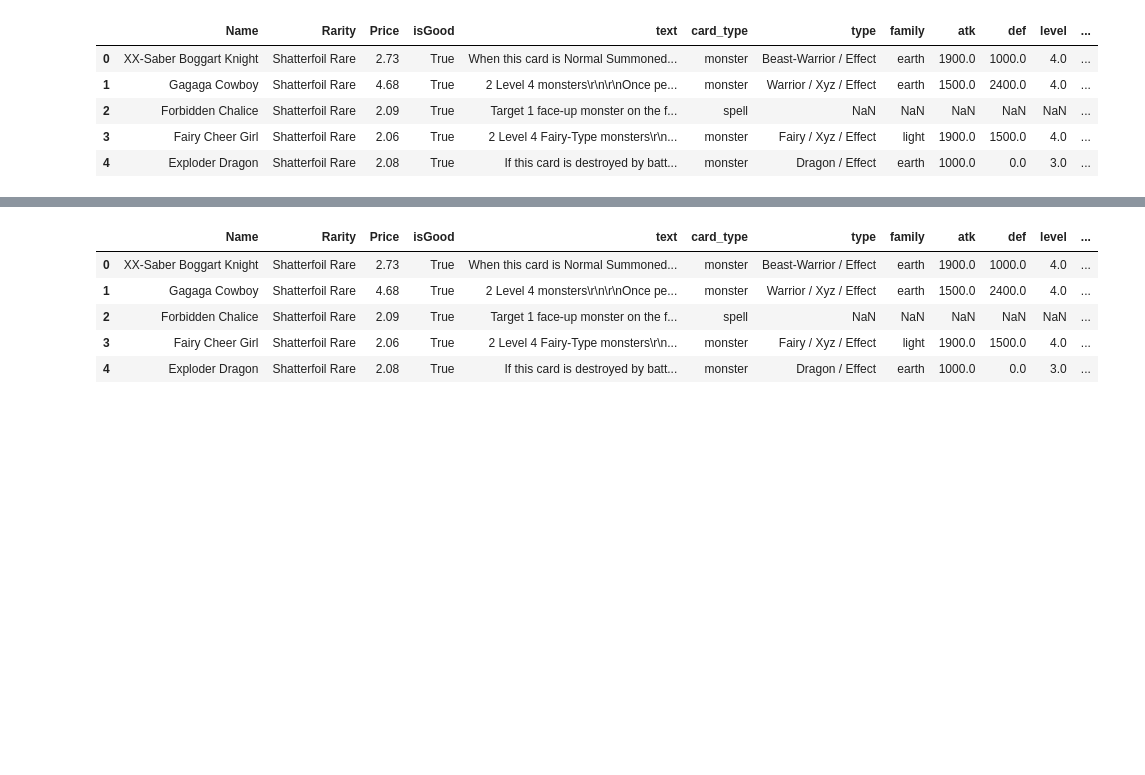
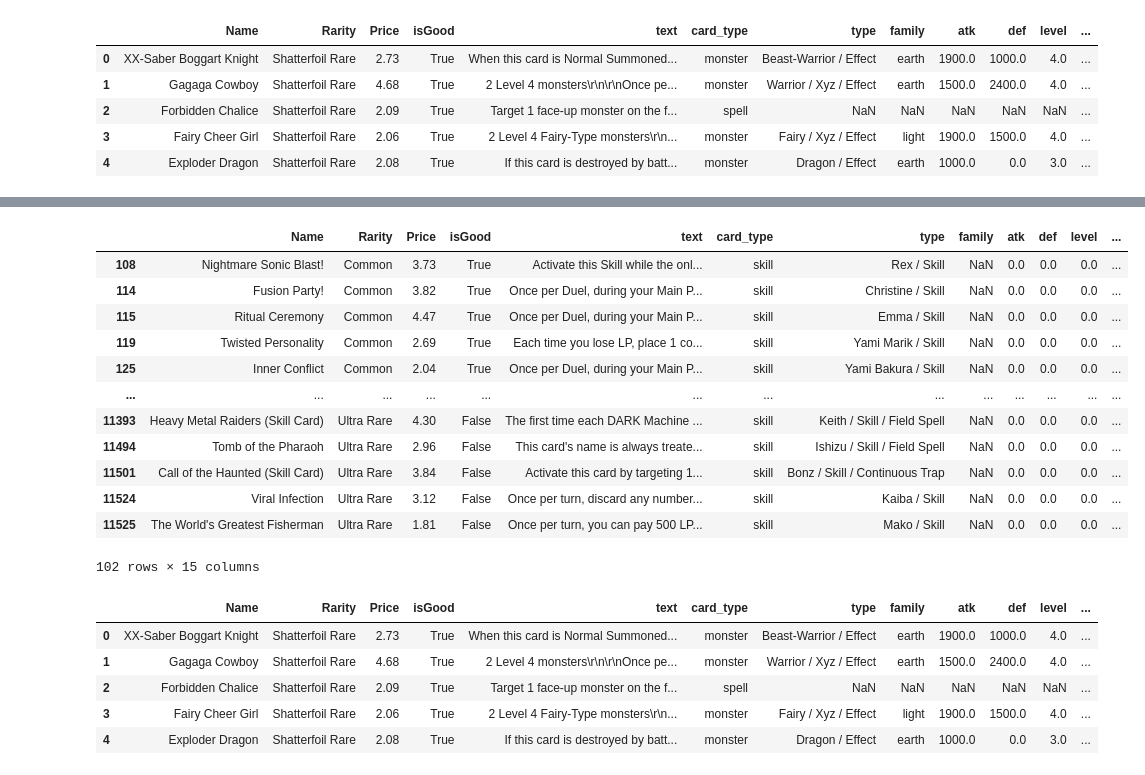
Before and after one commit to Marcompp/MachineLearningFinal, a Jupyter notebook: DB_Polish.ipynb, the cells around one changed output, grey strips where cells are left out. Drawn from its saved outputs; the diff is of its cells as text; code cells hidden in the pictures; blank space fills up the shorter version.

Commit message:
Separação das Skills e Duelistas

```diff
--- a/DB_Polish.ipynb
+++ b/DB_Polish.ipynb
@@ -48,0 +66,6 @@ def getMonsType(row):
+# %%
+def getProperty(row):
+    if (row["card_type"] != "skill") or (type(row["type"]) is float) or len(row["type"].split("/")) > 3:
+        return row["property"]
+    typ =  row["type"].split("/")
+    return typ[-1].strip()
@@ -69,3 +122,19 @@ df_yugi.head()
+# %%
+df_yugi[df_yugi['card_type'] == "skill"]
+# %% [output]
+|  | Name | Rarity | Price | isGood | text | card_type | type | family | atk | def | level | ... |
+| 108 | Nightmare Sonic Blast! | Common | 3.73 | True | Activate this Skill while the onl... | skill | Rex / Skill | NaN | 0.0 | 0.0 | 0.0 | ... |
+| 114 | Fusion Party! | Common | 3.82 | True | Once per Duel, during your Main P... | skill | Christine / Skill | NaN | 0.0 | 0.0 | 0.0 | ... |
+| 115 | Ritual Ceremony | Common | 4.47 | True | Once per Duel, during your Main P... | skill | Emma / Skill | NaN | 0.0 | 0.0 | 0.0 | ... |
+| 119 | Twisted Personality | Common | 2.69 | True | Each time you lose LP, place 1 co... | skill | Yami Marik / Skill | NaN | 0.0 | 0.0 | 0.0 | ... |
+| 125 | Inner Conflict | Common | 2.04 | True | Once per Duel, during your Main P... | skill | Yami Bakura / Skill | NaN | 0.0 | 0.0 | 0.0 | ... |
+| ... | ... | ... | ... | ... | ... | ... | ... | ... | ... | ... | ... | ... |
+| 11393 | Heavy Metal Raiders (Skill Card) | Ultra Rare | 4.30 | False | The first time each DARK Machine ... | skill | Keith / Skill / Field Spell | NaN | 0.0 | 0.0 | 0.0 | ... |
+| 11494 | Tomb of the Pharaoh | Ultra Rare | 2.96 | False | This card's name is always treate... | skill | Ishizu / Skill / Field Spell | NaN | 0.0 | 0.0 | 0.0 | ... |
+| 11501 | Call of the Haunted (Skill Card) | Ultra Rare | 3.84 | False | Activate this card by targeting 1... | skill | Bonz / Skill / Continuous Trap | NaN | 0.0 | 0.0 | 0.0 | ... |
+| 11524 | Viral Infection | Ultra Rare | 3.12 | False | Once per turn, discard any number... | skill | Kaiba / Skill | NaN | 0.0 | 0.0 | 0.0 | ... |
+| 11525 | The World's Greatest Fisherman | Ultra Rare | 1.81 | False | Once per turn, you can pay 500 LP... | skill | Mako / Skill | NaN | 0.0 | 0.0 | 0.0 | ... |
+102 rows × 15 columns
 # %%
 df_yugi['monsType'] = df_yugi.apply(lambda row: getMonsType(row), axis=1)
 df_yugi.head()
```
Also changed, not shown: parts of 15 cells of this notebook, 1 other file.
